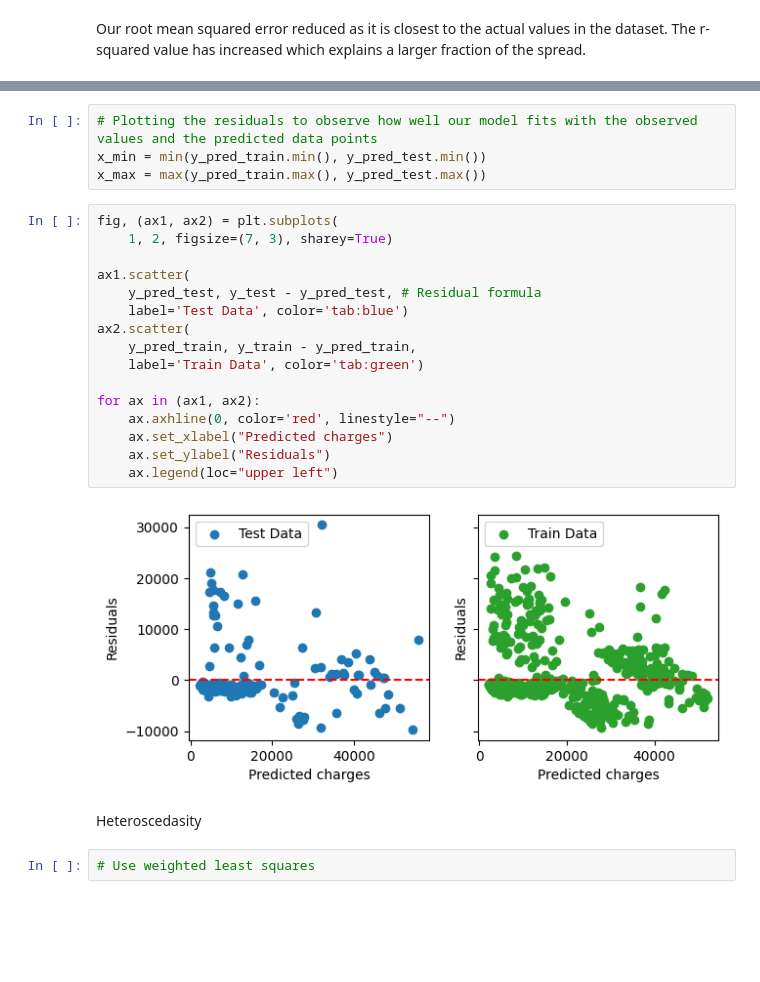
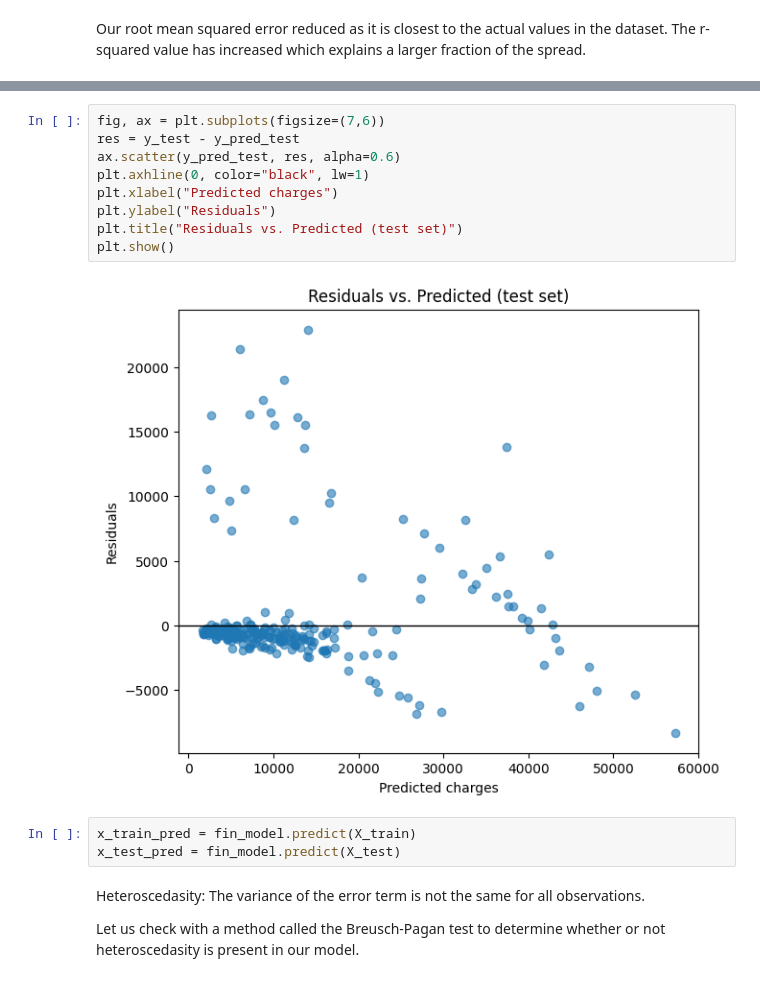
Before and after one commit to AngelX62/ml_Medical_Cost, a Jupyter notebook: medical_cost_pred.ipynb, the cells around one changed output, grey strips where cells are left out. Saved outputs shown, nothing was run; the diff lists cells and outputs as text; blank space fills up the shorter version.

```diff
--- a/medical_cost_pred.ipynb
+++ b/medical_cost_pred.ipynb
@@ -270,26 +268,18 @@ plt.show()
 # %%
-# Plotting the residuals to observe how well our model fits with the observed values and the predicted data points
-x_min = min(y_pred_train.min(), y_pred_test.min())
-x_max = max(y_pred_train.max(), y_pred_test.max())
+fig, ax = plt.subplots(figsize=(7,6))
+res = y_test - y_pred_test
+ax.scatter(y_pred_test, res, alpha=0.6)
+plt.axhline(0, color="black", lw=1)
+plt.xlabel("Predicted charges")
+plt.ylabel("Residuals")
+plt.title("Residuals vs. Predicted (test set)")
+plt.show()
+# %% [output]
+[figure, added]
-# %%
-fig, (ax1, ax2) = plt.subplots(
-    1, 2, figsize=(7, 3), sharey=True)
-
-ax1.scatter(
-    y_pred_test, y_test - y_pred_test, # Residual formula
-    label='Test Data', color='tab:blue')
-ax2.scatter(
-    y_pred_train, y_train - y_pred_train,
-    label='Train Data', color='tab:green')
-
-for ax in (ax1, ax2):
-    ax.axhline(0, color='red', linestyle="--")
-    ax.set_xlabel("Predicted charges")
-    ax.set_ylabel("Residuals")
-    ax.legend(loc="upper left")
-# %% [output]
-[figure, removed]
+# %%
+x_train_pred = fin_model.predict(X_train)
+x_test_pred = fin_model.predict(X_test)
 # %% [markdown]
-Heteroscedasity
+Heteroscedasity: The variance of the error term is not the same for all observations.
+
+Let us check with a method called the Breusch-Pagan test to determine whether or not heteroscedasity is present in our model.
-# %%
-# Use weighted least squares
```
Also changed, not shown: parts of 12 cells of this notebook.
